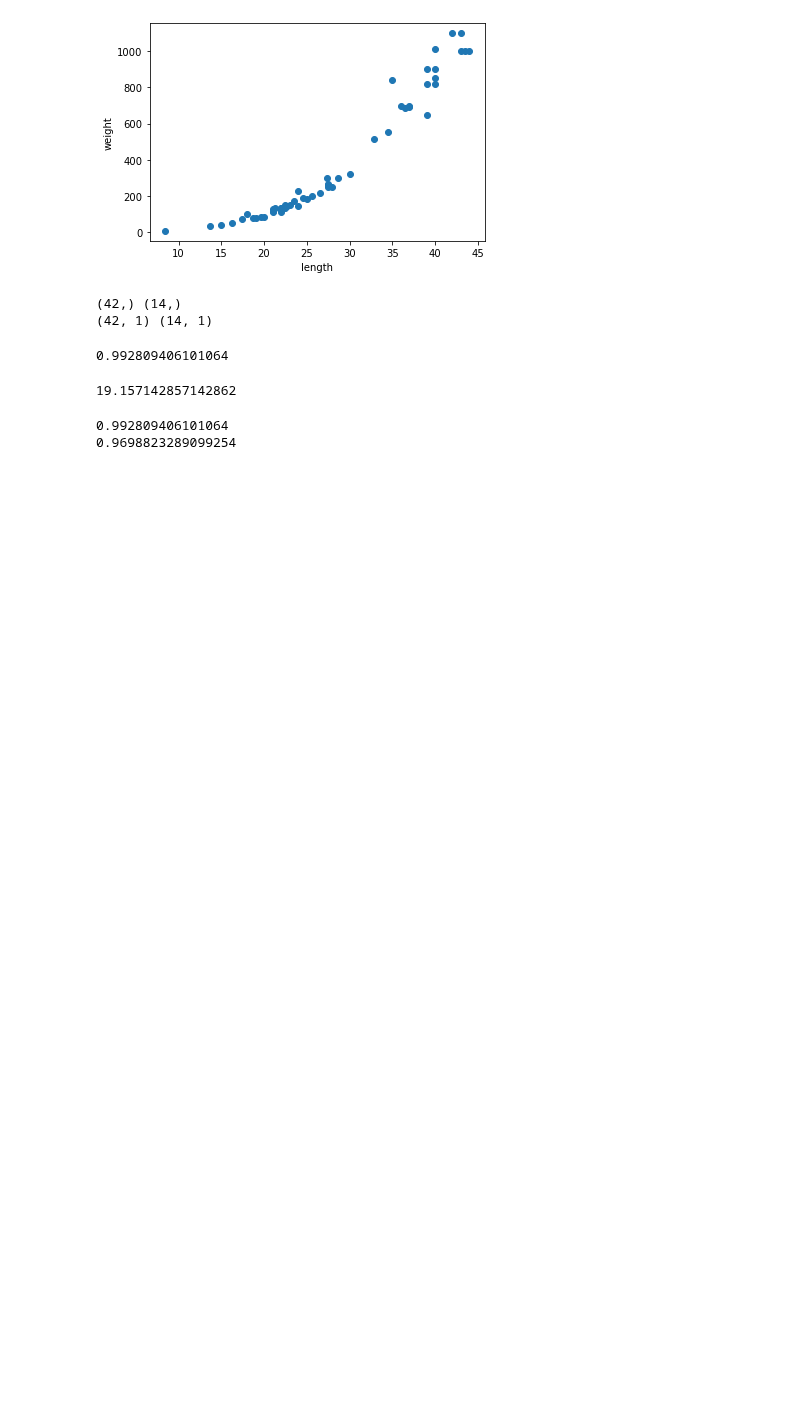
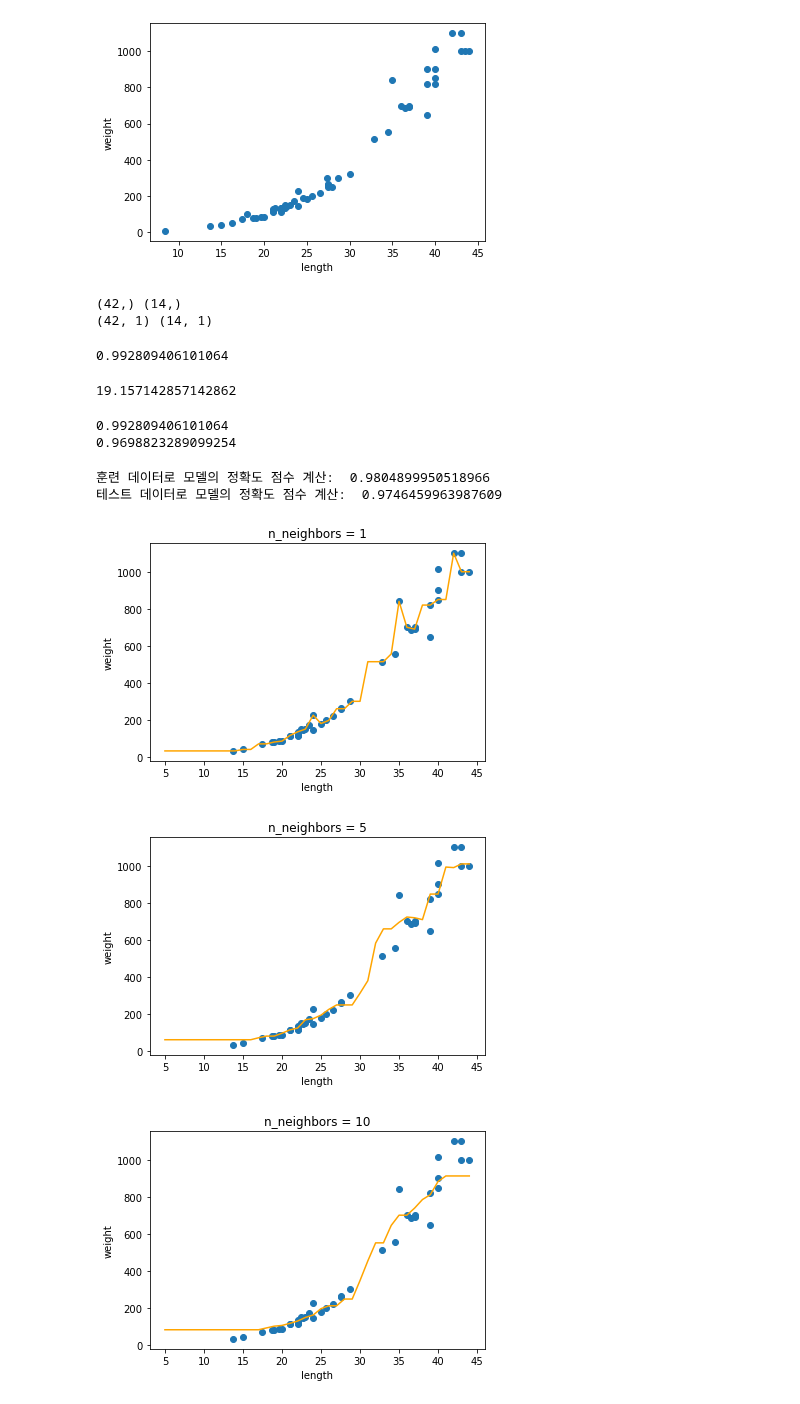
Before and after one commit to HoJin1014/KNU-BIGDATA-study, a Jupyter notebook: 2022.08.31/ex_machinelearning2.ipynb, the cells around one changed output. Drawn from its saved outputs; the diff is of its cells as text; code cells hidden in the pictures; blank space fills up the shorter version.

```diff
--- a/2022.08.31/ex_machinelearning2.ipynb
+++ b/2022.08.31/ex_machinelearning2.ipynb
@@ -142,3 +144,54 @@ print(knr.score(train_input, train_target))
 # %% [output]
 0.992809406101064
 0.9698823289099254
+# %%
+### 모델 개선: 이웃 개수 줄이기 ###
+# 과소 적합 해결 방안: 이웃의 개수 줄임
+## 기본 값 5에서 n_neighbors = 3으로 변경
+# - 모델이 더 복잡해짐
+# - 훈련 세트의 국지적 패턴에 더 민감해짐
+
+knr.n_neighbors = 3
+
+# 모델을 다시 훈련
+knr.fit(train_input, train_target)
+
+print("훈련 데이터로 모델의 정확도 점수 계산: ",
+      knr.score(train_input, train_target))
+
+print("테스트 데이터로 모델의 정확도 점수 계산: ",
+      knr.score(test_input, test_target))
+# %% [output]
+훈련 데이터로 모델의 정확도 점수 계산:  0.9804899950518966
+테스트 데이터로 모델의 정확도 점수 계산:  0.9746459963987609
+# %%
+# 이웃의 수에 따른 그래프 비교
+## k-최근접 회귀 알고리즘에서 이웃의 수 변경: 1, 5, 10
+### 농어의 길이를 5~45까지 변경하면서 무게 예측
+
+# k-최근접 이웃 회귀 객체 생성
+knr = KNeighborsRegressor()
+
+# x:농어의 길이(5~45까지 범위 설정)
+x = np.arange(5, 45).reshape(-1, 1)
+# n=1, 5, 10일때 예측 결과 그래프
+for n in [1, 5, 10]:
+    # 모델 훈련
+    knr.n_neighbors = n
+    knr.fit(train_input, train_target)
+
+    # 지정한 범위 x(농어의 길이)에 대한 농어 무게 예측하기
+    prediction = knr.predict(x)
+
+    # 훈련 세트와 예측 결과 그래프 그리기
+    plt.scatter(train_input, train_target, label='train set')
+    plt.plot(x, prediction, label='prediction', color='orange')
+
+    plt.title('n_neighbors = {}'.format(n))
+    plt.xlabel('length')
+    plt.ylabel('weight')
+    plt.show()
+# %% [output]
+[figure, added]
+[figure, added]
+[figure, added]
```
Also changed, not shown: parts of 8 cells of this notebook.
